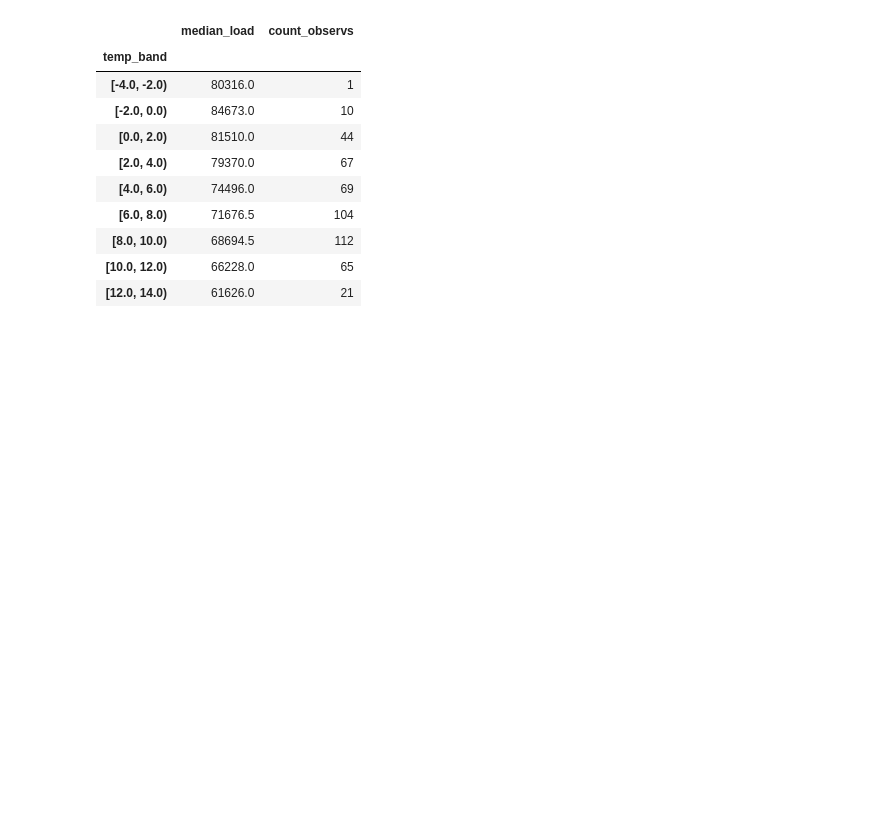
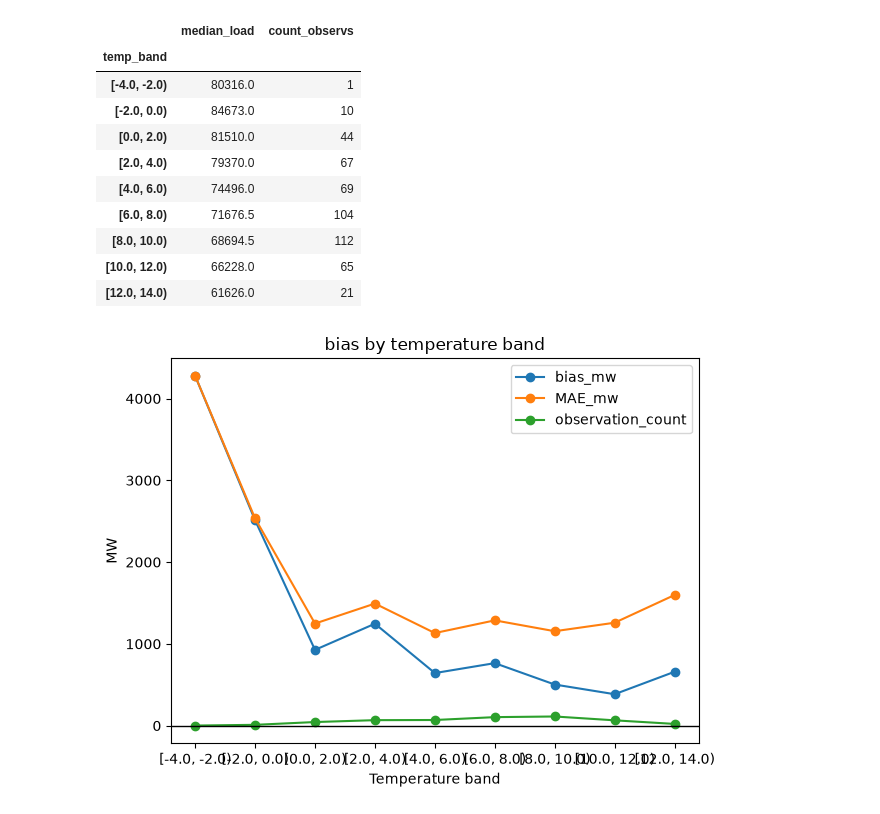
Before and after one commit to avakof/electricity-demand-forecasting, a Jupyter notebook: notebooks/01_data_audit.ipynb, the cells around one changed output. Saved outputs shown, nothing was run; the diff lists cells and outputs as text; code cells hidden in the pictures; blank space fills up the shorter version.

Commit message:
Adding colder conditions audit

```diff
--- a/notebooks/01_data_audit.ipynb
+++ b/notebooks/01_data_audit.ipynb
@@ -505,3 +505,40 @@ Excluded Rows: 0
 | [8.0, 10.0) | 68694.5 | 112 |
 | [10.0, 12.0) | 66228.0 | 65 |
 | [12.0, 14.0) | 61626.0 | 21 |
+# %%
+# Are RTE forecasts systematically too low or too high during colder conditions?
+
+error_sample = sample.dropna(
+    subset=["load_mw", "rte_forecast_d1_mw", "temperature_c"]
+).copy()
+# %%
+error_sample["rte_error_mw"] = (
+    error_sample["load_mw"]
+    - error_sample["rte_forecast_d1_mw"]
+)
+
+error_sample["absolute_error_mw"] = (
+    error_sample["rte_error_mw"].abs()
+
+)
+# %%
+error_sample["temperature_band"] = pd.cut(error_sample["temperature_c"],bins=edges, right=False)
+summary_error = error_sample.groupby('temperature_band', observed=False ).agg(
+     bias_mw = ('rte_error_mw', 'mean'),
+        MAE_mw = ('absolute_error_mw', 'mean'), observation_count = ('rte_error_mw','count') )
+
+ax = summary_error.plot(marker="o"
+    ,
+    title="bias by temperature band",
+)
+
+ax.set_xlabel("Temperature band")
+ax.set_ylabel("MW")
+
+
+
+ax.axhline(0, color="black", linewidth=1)
+plt.tight_layout()
+plt.show()
+# %% [output]
+[figure, added]
```
Also changed, not shown: parts of 2 cells of this notebook.
